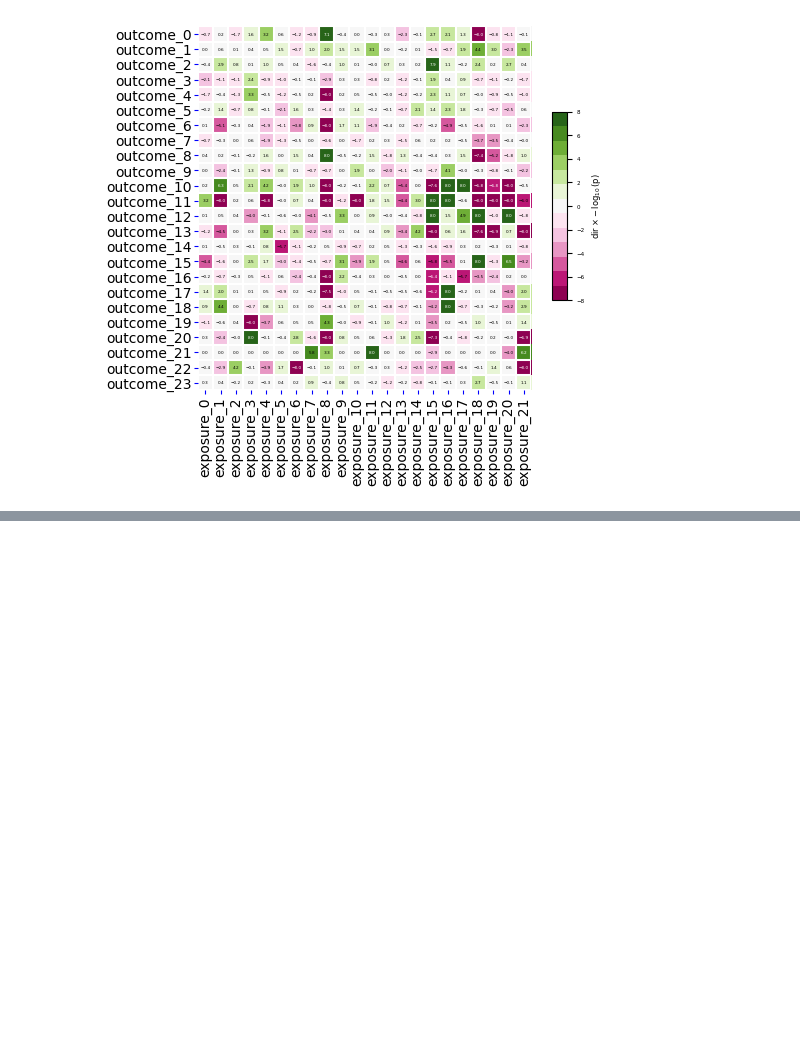
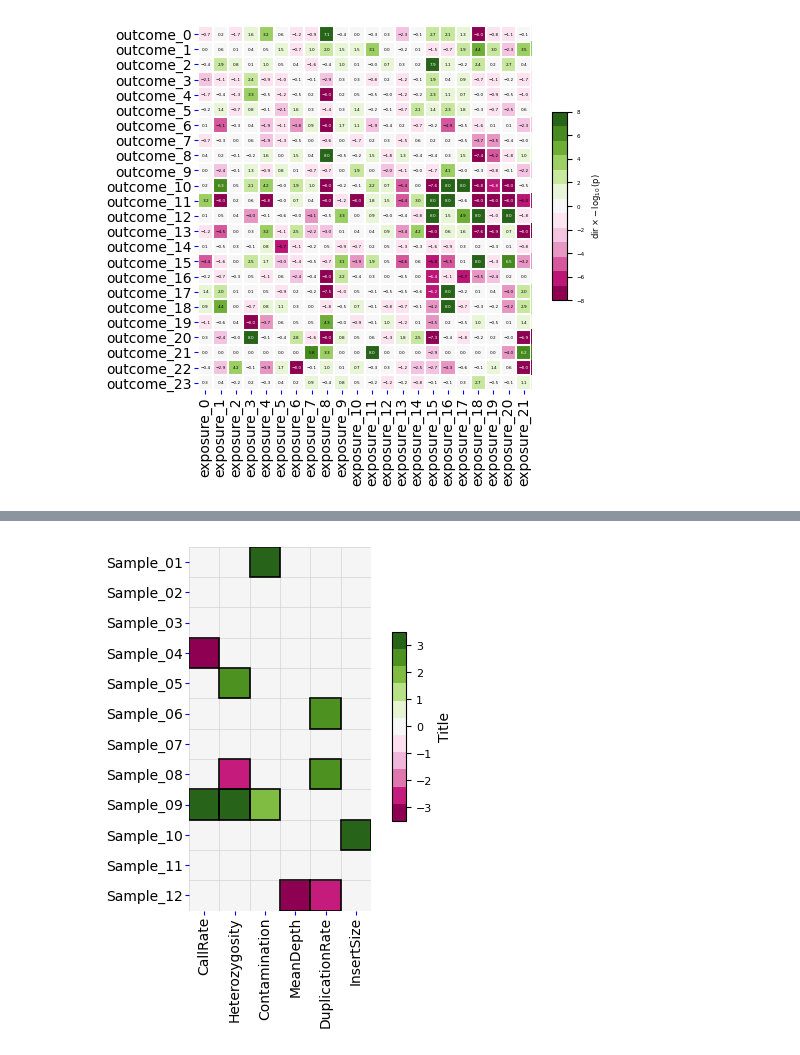
Before and after one commit to afschmidt/plot-misc, a Jupyter notebook: resources/examples/heatmap.ipynb, the cells around one changed output, grey strips where cells are left out. Saved outputs shown, nothing was run; the diff lists cells and outputs as text; code cells hidden in the pictures; blank space fills up the shorter version.

```diff
--- a/resources/examples/heatmap.ipynb
+++ b/resources/examples/heatmap.ipynb
@@ -90,0 +118,45 @@ _ = im.axes.set_xticklabels(im.axes.get_xmajorticklabels(), rotation=90, va="cen
+# %%
+# QC values and the matching binary pass/fail indicator (same shape)
+qc_values, qc_indicator = examples.get_data("qc_matrix")
+
+# diverging colourmap centred on zero (signed QC deviations)
+cmap = plt.get_cmap("PiYG", 11)
+norm = pm_utils.MidpointNormalize(vcenter=0, vmin=-3.5, vmax=3.5)
+
+fig, ax = plt.subplots(1, figsize=(12 * CMTOINCH, 12 * CMTOINCH))
+# location of cbar
+cbar_ax = fig.add_axes([0.75, 0.3, 0.03, 0.4])
+
+# draw only the QC failures (indicator == 1) on a light-grey background
+im, _ = heatmap.masked_heatmap(
+    data=qc_values,
+    indicator=qc_indicator,
+    row_labels=qc_values.index.to_list(),
+    col_labels=qc_values.columns.to_list(),
+    background_col="whitesmoke",
+    background_gridcol="lightgrey",
+    background_linewidth=0.5,
+    outline_col="black",
+    outline_linewidth=1.2,
+    outline_zorder=2,
+    cmap=cmap,
+    norm=norm,
+    ax=ax,
+)
+
+# adding cbar
+fig.colorbar(
+    mpl.cm.ScalarMappable(norm=norm, cmap=cmap),
+    cax=cbar_ax,
+    orientation="vertical",
+    extend="neither",
+)
+# cbar formatting
+cbar_ax.set_ylabel("Title", fontsize=10, rotation=90, labelpad=4)
+cbar_ax.tick_params(labelsize=8)
+
+# ticks
+im.axes.tick_params(pad=PAD, color=COLB, length=LENT, bottom=True)
+_ = im.axes.set_xticklabels(im.axes.get_xmajorticklabels(), rotation=90, va="center")
+# %% [output]
+[figure, added]
```
Also changed, not shown: parts of 2 cells of this notebook, 7 other files.
